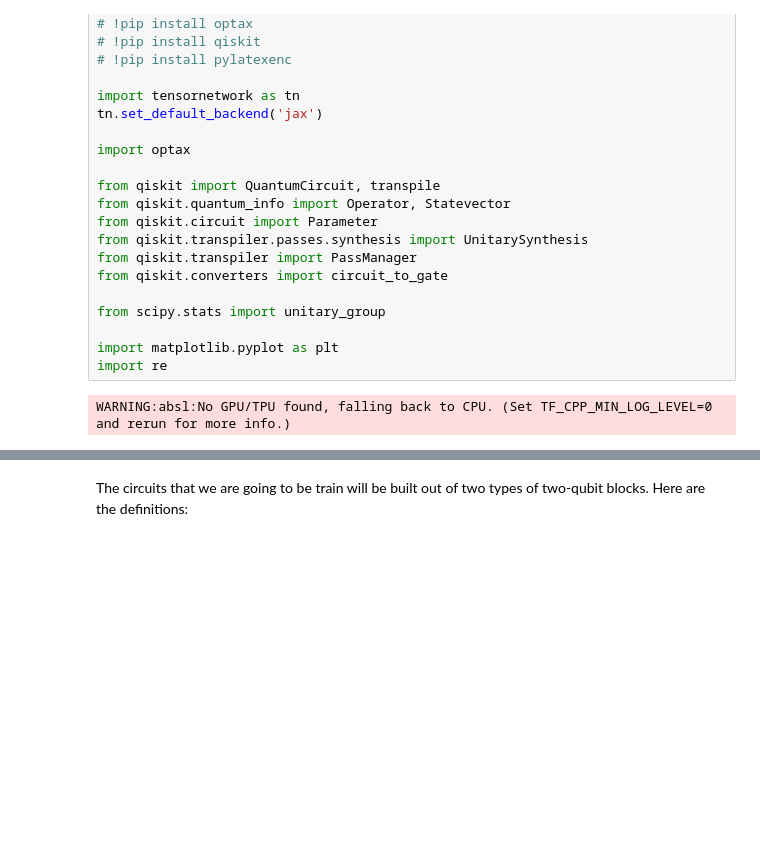
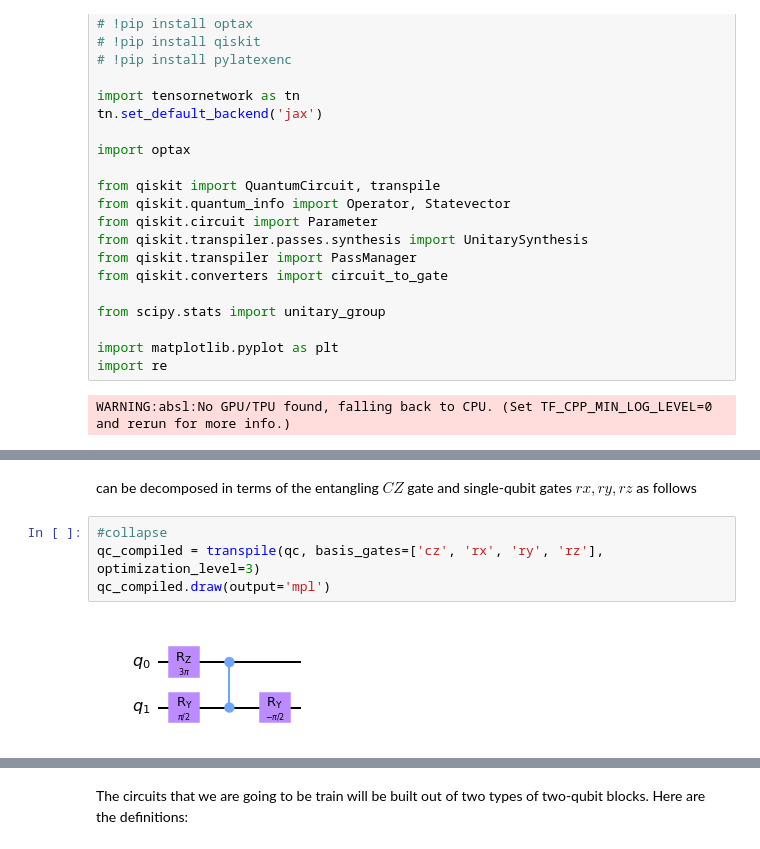
Before and after one commit to idnm/blog0, a Jupyter notebook: _notebooks/2021-09-30-Machine learning compilation of quantum circuits -- experiments.ipynb, the cells around one changed output, grey strips where cells are left out. Cells and saved outputs as stored; diff of their text form; blank space fills up the shorter version.

```diff
--- a/_notebooks/2021-09-30-Machine learning compilation of quantum circuits -- experiments.ipynb
+++ b/_notebooks/2021-09-30-Machine learning compilation of quantum circuits -- experiments.ipynb
@@ -51,0 +59,8 @@ WARNING:absl:No GPU/TPU found, falling back to CPU. (Set TF_CPP_MIN_LOG_LEVEL=0
+# %% [markdown]
+can be decomposed in terms of the entangling $CZ$ gate and single-qubit gates $rx, ry, rz$ as follows
+# %%
+#collapse
+qc_compiled = transpile(qc, basis_gates=['cz', 'rx', 'ry', 'rz'], optimization_level=3)
+qc_compiled.draw(output='mpl')
+# %% [output]
+[figure, added]
```
Also changed, not shown: parts of 21 cells of this notebook, 2 other files.
